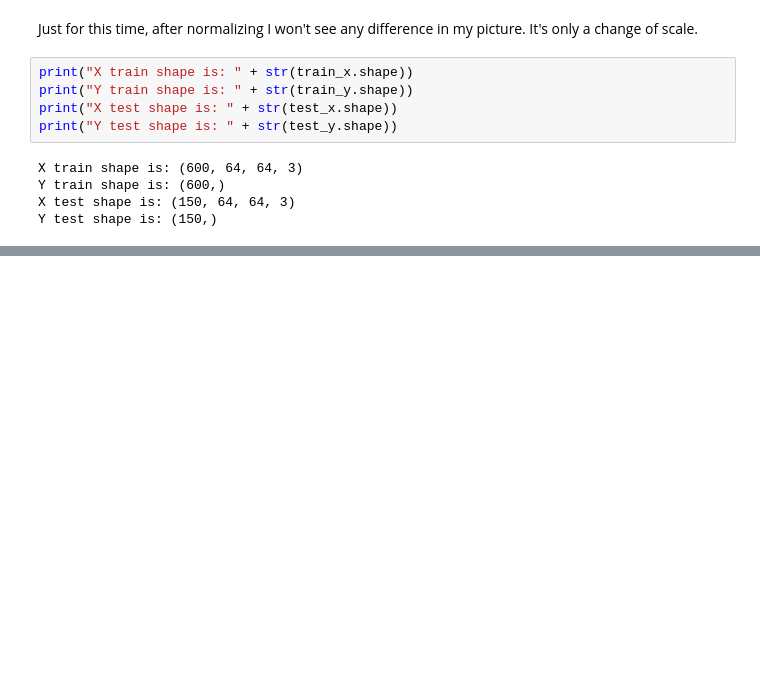
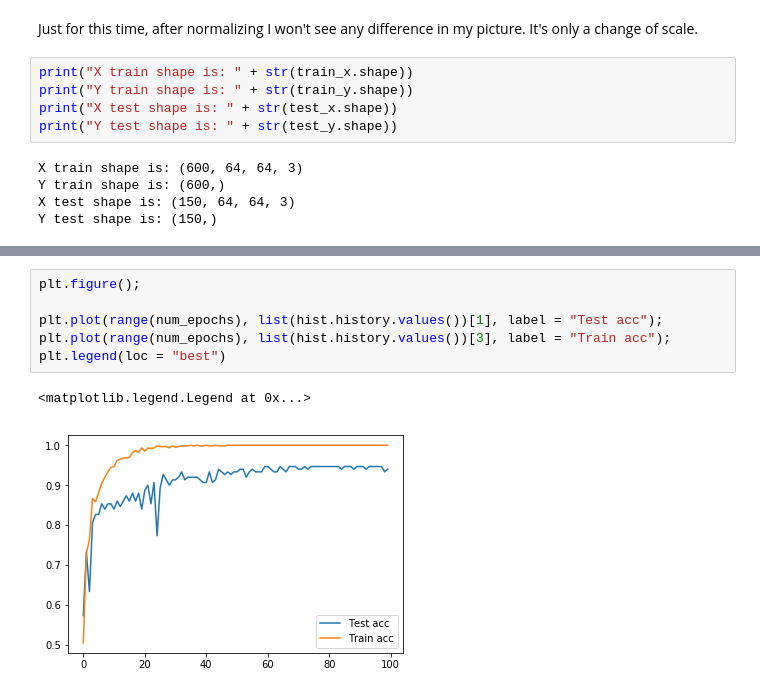
Before and after one commit to DrAlexSanz/Happy-house, a Jupyter notebook: Smile_detector_using_Keras.ipynb, the cells around one changed output, grey strips where cells are left out. Drawn from its saved outputs; the diff is of its cells as text; blank space fills up the shorter version.

```diff
--- a/Smile_detector_using_Keras.ipynb
+++ b/Smile_detector_using_Keras.ipynb
@@ -85,0 +233,9 @@ So I have 600 (+ 150 test) pictures of 64x64 in 3 colours.
+# %%
+plt.figure();
+
+plt.plot(range(num_epochs), list(hist.history.values())[1], label = "Test acc");
+plt.plot(range(num_epochs), list(hist.history.values())[3], label = "Train acc");
+plt.legend(loc = "best")
+# %% [output]
+<matplotlib.legend.Legend at 0x...>
+[figure, added]
```
Also changed, not shown: parts of 13 cells of this notebook.
